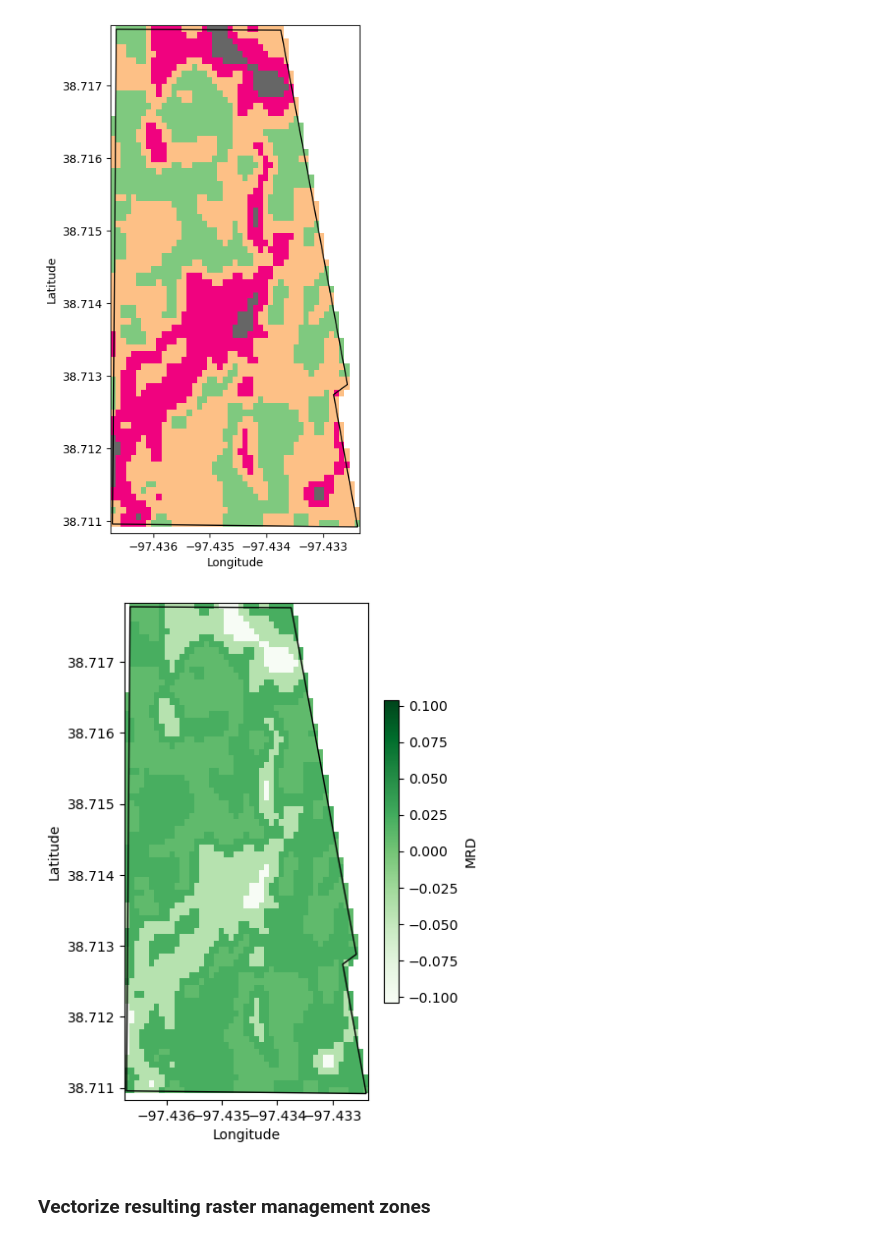
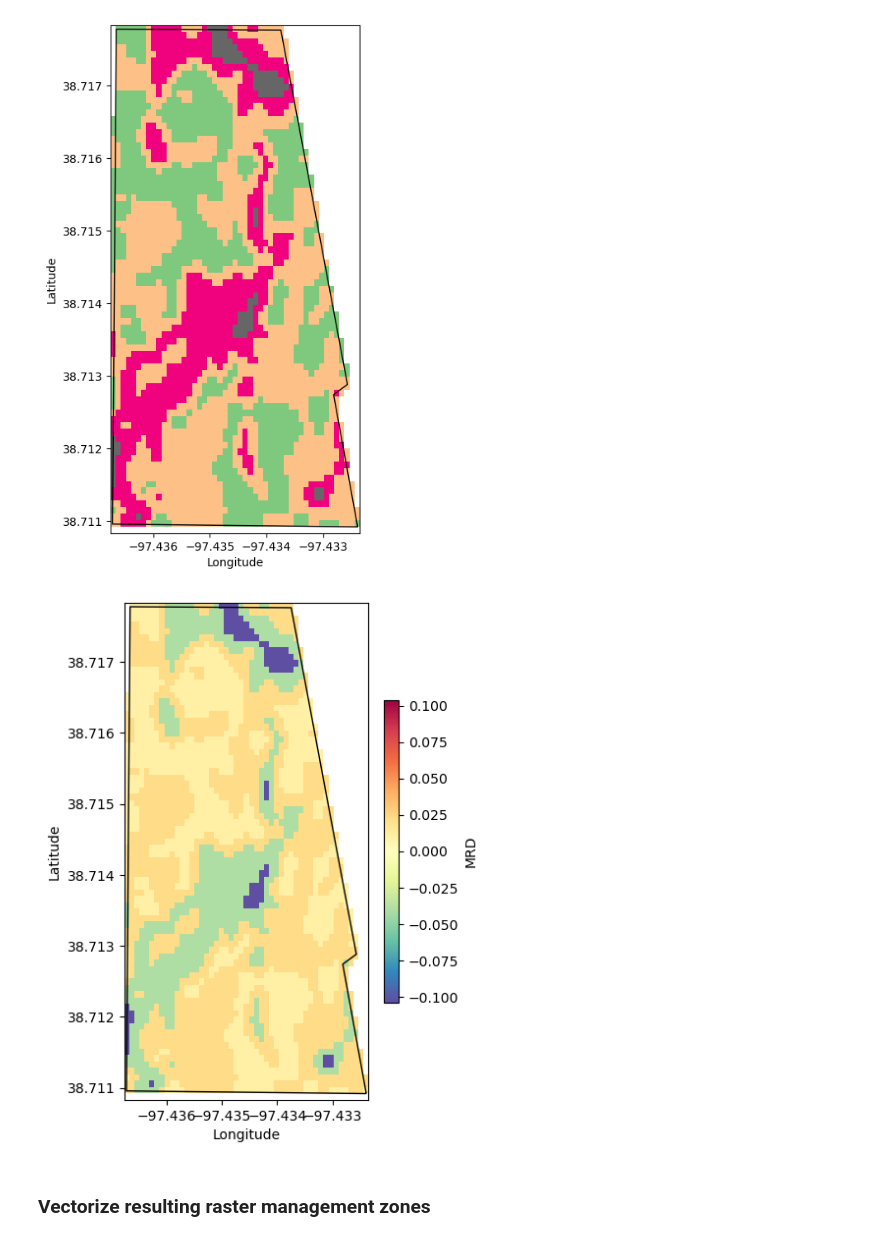
Before and after one commit to soilwater/precisionag-workshop-2024, a Jupyter notebook: mz_notebook_solution.ipynb, the cells around one changed output. Drawn from its saved outputs; the diff is of its cells as text; code cells hidden in the pictures.

```diff
--- a/mz_notebook_solution.ipynb
+++ b/mz_notebook_solution.ipynb
@@ -423,13 +423,13 @@ for label in np.unique(mz):
 # %%
 # Show mapped clusters using MRD values
 fig, ax = plt.subplots(figsize=(4,8))
-mapped_clusters.plot(ax=ax, cmap='Greens', cbar_kwargs={'label':'MRD', 'shrink':0.5})
+mapped_clusters.plot(ax=ax, cmap='Spectral_r', cbar_kwargs={'label':'MRD', 'shrink':0.5})
 field_bnd.plot(ax=ax, facecolor='None')
 ax.set_xlabel('Longitude')
 ax.set_ylabel('Latitude')
 plt.show()
 # %% [output]
-[figure, old version]
+[figure, new version]
 # %% [markdown]
 ### Vectorize resulting raster management zones
 # %%
```
Also changed, not shown: 27 other files.
